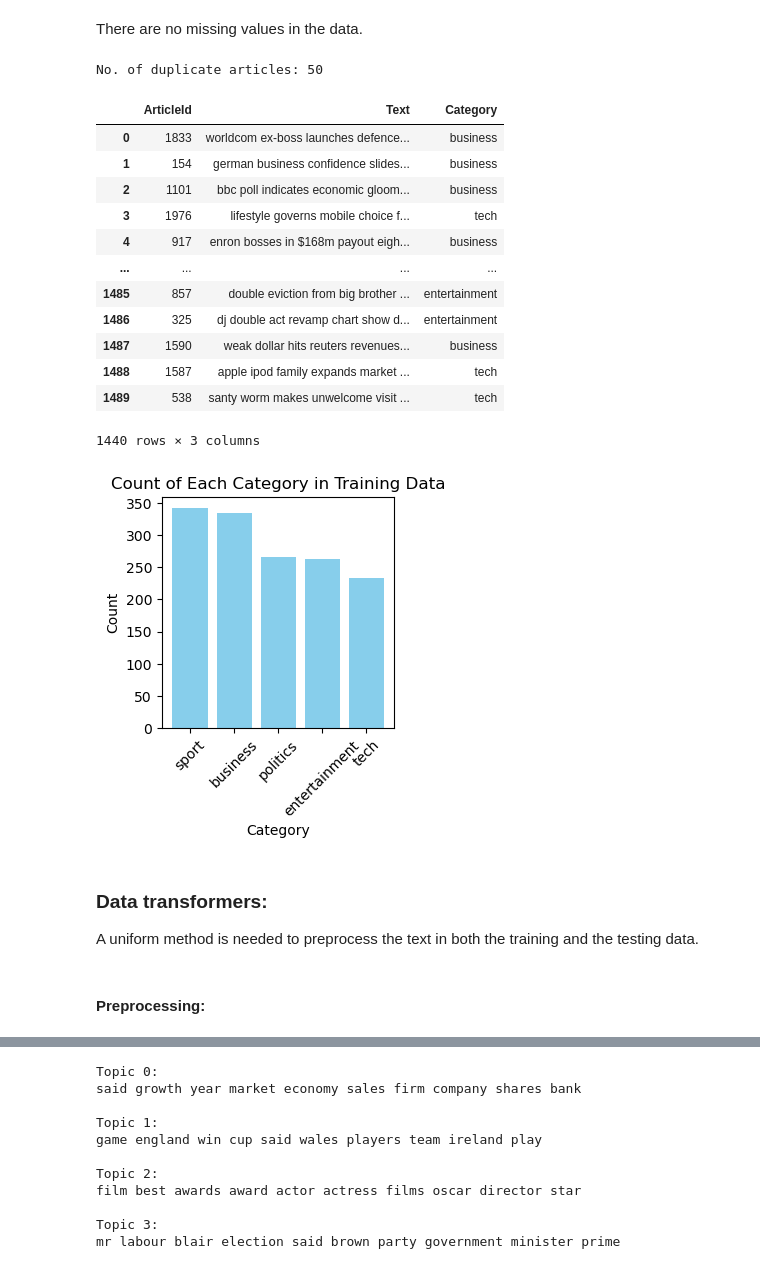
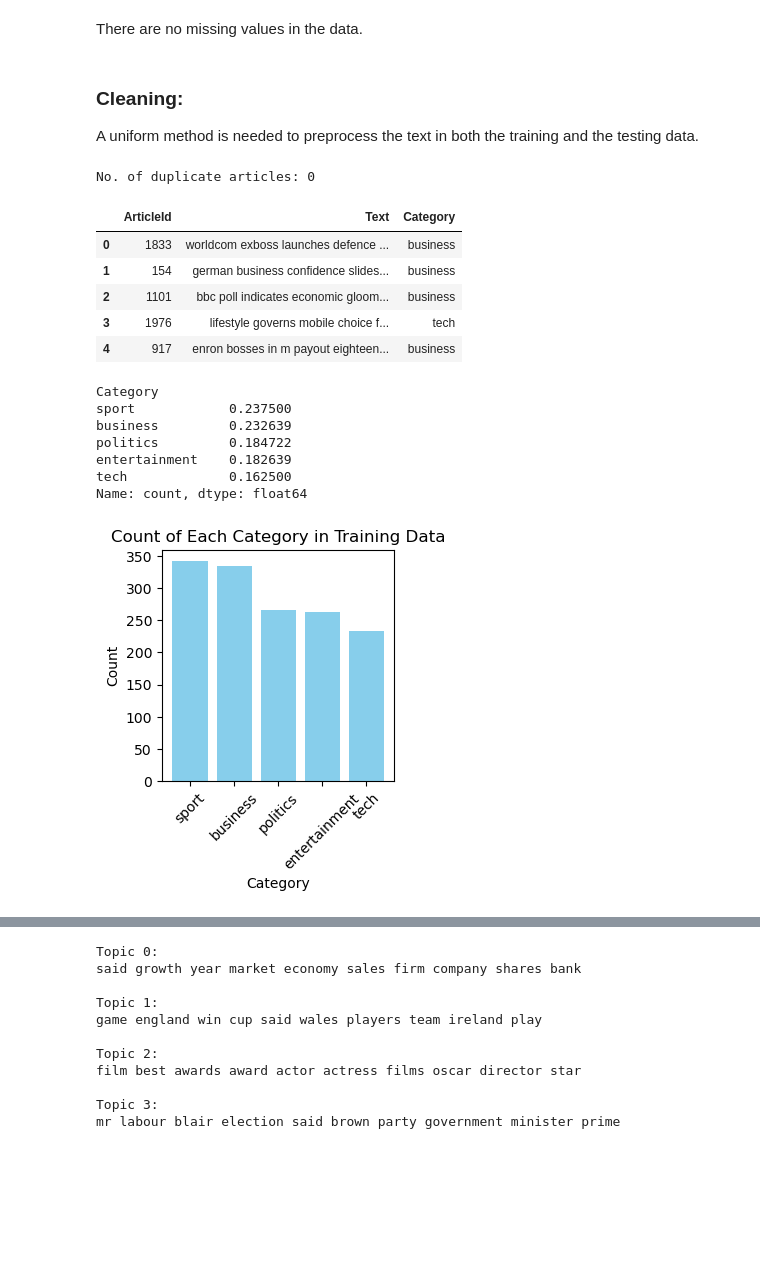
Before and after one commit to FleaBusyBeeBergs/dtsa5510-bbc-news-classification, a Jupyter notebook: bbc-news-classification.ipynb, the cells around one changed output, grey strips where cells are left out. Drawn from its saved outputs; the diff is of its cells as text; code cells hidden in the pictures; blank space fills up the shorter version.

```diff
--- a/bbc-news-classification.ipynb
+++ b/bbc-news-classification.ipynb
@@ -68,6 +65,10 @@ dtypes: int64(1), object(2)
 memory usage: 35.1+ KB
 # %% [markdown]
 There are no missing values in the data.
+# %% [markdown]
+### Cleaning:
+
+A uniform method is needed to preprocess the text in both the training and the testing data.
 # %%
 # function to remove duplicates
 def remove_duplicates(df: pd.DataFrame) -> pd.DataFrame:
@@ -81,26 +82,27 @@ def remove_duplicates(df: pd.DataFrame) -> pd.DataFrame:
     df_cleaned = df.drop_duplicates(subset = ['Text'])
 
     return df_cleaned
+
+# function to remove non-alphabetical characters
+def remove_non_alpha(text):
+
+    return re.sub(r'[^a-zA-Z\s]', '', text)
 # %%
 train_df = remove_duplicates(train_df)
-train_df
+train_df['Text'] = train_df['Text'].apply(remove_non_alpha)
+train_df.head(5)
 # %% [output]
-No. of duplicate articles: 50
+No. of duplicate articles: 0
 |  | ArticleId | Text | Category |
-| 0 | 1833 | worldcom ex-boss launches defence... | business |
+| 0 | 1833 | worldcom exboss launches defence ... | business |
 | 1 | 154 | german business confidence slides... | business |
 | 2 | 1101 | bbc poll indicates economic gloom... | business |
 | 3 | 1976 | lifestyle governs mobile choice f... | tech |
-| 4 | 917 | enron bosses in $168m payout eigh... | business |
-| ... | ... | ... | ... |
-| 1485 | 857 | double eviction from big brother ... | entertainment |
-| 1486 | 325 | dj double act revamp chart show d... | entertainment |
-| 1487 | 1590 | weak dollar hits reuters revenues... | business |
-| 1488 | 1587 | apple ipod family expands market ... | tech |
-| 1489 | 538 | santy worm makes unwelcome visit ... | tech |
+| 4 | 917 | enron bosses in m payout eighteen... | business |
-1440 rows × 3 columns
 # %%
 category_counts = train_df['Category'].value_counts()
+category_prop = category_counts / category_counts.sum()
+print(category_prop, '\n')
 
 plt.figure(figsize=(3, 3))
 plt.bar(category_counts.index, category_counts.values, color='skyblue')
@@ -110,8 +112,11 @@ plt.title('Count of Each Category in Training Data')
 plt.xticks(rotation=45)
 plt.show()
 # %% [output]
+Category
+sport            0.237500
+business         0.232639
+politics         0.184722
+entertainment    0.182639
+tech             0.162500
+Name: count, dtype: float64
 [figure]
-# %% [markdown]
-### Data transformers:
-
-A uniform method is needed to preprocess the text in both the training and the testing data.
@@ -170,2 +122,0 @@ class TextPreprocessor(BaseEstimator, TransformerMixin):
-# %% [markdown]
-#### Preprocessing:
```
Also changed, not shown: parts of 15 cells of this notebook.
